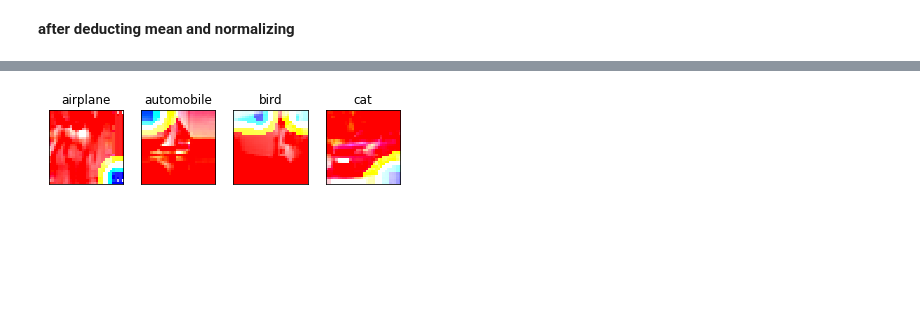
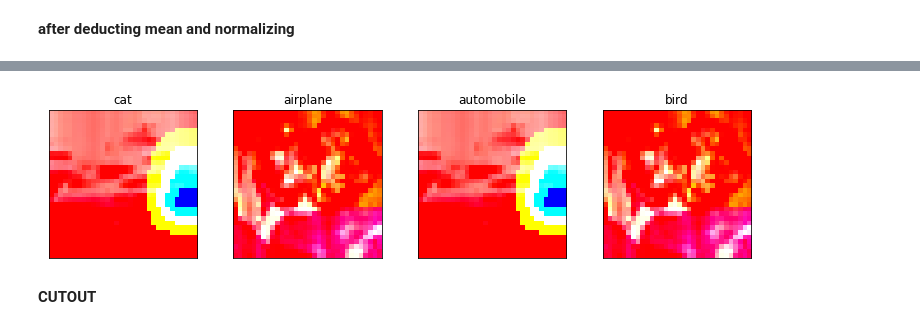
Before and after one commit to venkatagelli/Project-1, a Jupyter notebook: EVA-Assignment-9/Assignment_9.ipynb, the cells around one changed output, grey strips where cells are left out. Saved outputs shown, nothing was run; the diff lists cells and outputs as text; code cells hidden in the pictures; blank space fills up the shorter version.

```diff
--- a/EVA-Assignment-9/Assignment_9.ipynb
+++ b/EVA-Assignment-9/Assignment_9.ipynb
@@ -172,13 +215,17 @@ def scheduler(epoch, lr):
   return round(0.003 * 1/(1 + 0.319 * epoch), 10)
 
 model.compile(loss='categorical_crossentropy', optimizer=Adam(lr=0.003), metrics=['accuracy'])
+# %%
+filepath="/content/drive/My Drive/EVA-Assignment-9-weights/EVA-Assignment-9-weights.hdf5"
+checkpoint = ModelCheckpoint(filepath, monitor='val_acc', save_best_only=True,verbose=1,save_weights_only=True,period=1,mode='max')
+callbacks_list = [checkpoint]
 # %%
 # train the model
 start = time.time()
 # Train the model
 model_info = model.fit_generator(datagen.flow(train_features, train_labels, batch_size = 512),
                                  samples_per_epoch = train_features.shape[0], nb_epoch = 30,
-                                 validation_data = (test_features, test_labels), callbacks=[LearningRateScheduler(scheduler, verbose=1)])
+                                 validation_data = (test_features, test_labels), callbacks=[checkpoint,LearningRateScheduler(scheduler, verbose=1)])
 end = time.time()
 print ("Model took %0.2f seconds to train"%(end - start))
 # plot model history
@@ -209,3 +255,5 @@ Accuracy on test data is: 86.08
+# %%
+model.load_weights("/content/drive/My Drive/EVA-Assignment-9-weights/EVA-Assignment-9-weights.hdf5") ## Load the weights that gave highest validation accuracy
 # %% [markdown]
 **Without normalizing**
 # %%
@@ -295,7 +343,7 @@ W0709 14:56:16.908977 139838306092928 image.py:648] Clipping input data to the v
 # %% [markdown]
 **after deducting mean and normalizing**
 # %%
-def heatmap(j):
+def heat_map(j):
   x = image.img_to_array(train_features[j])
   x = np.expand_dims(x, axis = 0)
   preds = model.predict(x)
@@ -321,13 +369,17 @@ def heatmap(j):
   plt.imshow(superimposed_img)
 # %%
 new_num_classes = 4
-new_class_names = ['airplane','automobile','bird','cat']
-fig = plt.figure(figsize=(8,3))
+##new_class_names = ['airplane','automobile','bird','cat']
+fig = plt.figure(figsize=(16,6))
+high = 4
+low = 1
 for i in range(new_num_classes):
+  ##for k in new_class_names:
     ax = fig.add_subplot(2, 5, 1 + i, xticks=[], yticks=[])
-    idx = np.where(train_labels[:]==i)[0]
-    features_idx = train_features[idx,::]
+    idx = np.where(train_labels[low:high]==i)[0]
+    features_idx = train_features[low:high]
     img_num = np.random.randint(features_idx.shape[0])
-    ax.set_title(new_class_names[i])
-    heatmap(img_num)
+    ##print('img_num ',img_num)
+    ax.set_title(new_class_names[i-1])
+    heat_map(img_num)
 # %% [output]
@@ -338 +390,3 @@ W0709 16:53:32.838775 139838306092928 image.py:648] Clipping input data to the v
-[figure, old version]
+[figure, new version]
+# %% [markdown]
+**CUTOUT**
```
Also changed, not shown: parts of 21 cells of this notebook.
